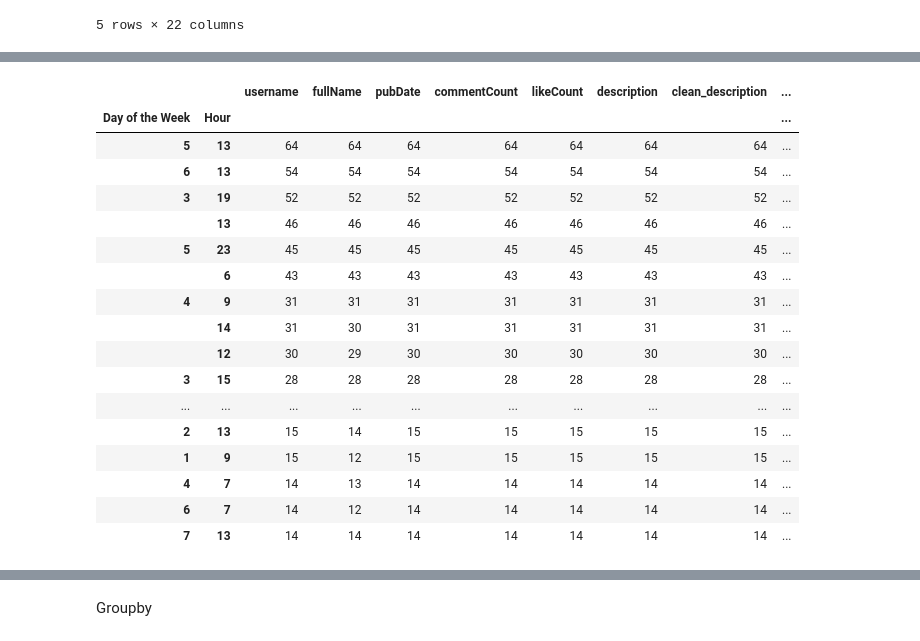
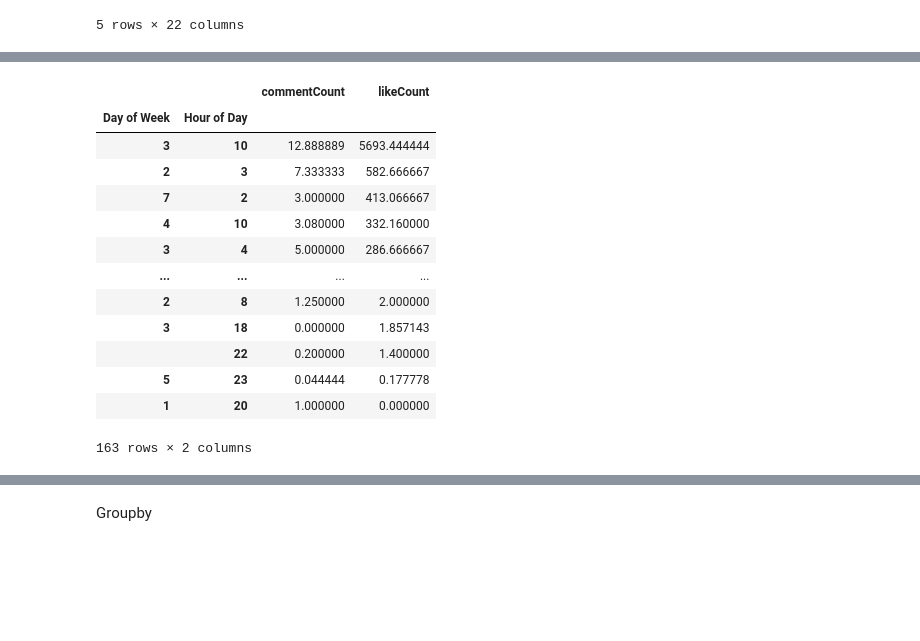
Before and after one commit to gerry-9987/SA, a Jupyter notebook: optimal_timing.ipynb, the cells around one changed output, grey strips where cells are left out. Drawn from its saved outputs; the diff is of its cells as text; code cells hidden in the pictures; blank space fills up the shorter version.

```diff
--- a/optimal_timing.ipynb
+++ b/optimal_timing.ipynb
@@ -150,25 +79,19 @@ See the caveats in the documentation: https://pandas.pydata.org/pandas-docs/stab
-# %%
-df1.groupby(["Day of the Week","Hour"]).count().sort_values(by="username",ascending=False).head(50)
-
-# top 20 users at specific time of day and hour
-# higest comment count: 64 on Friday 13:00
-# but crystal.bidding account is spamming
-# %% [output]
-|  |  | username | fullName | pubDate | commentCount | likeCount | description | clean_description | ... |
-| Day of the Week | Hour |  |  |  |  |  |  |  | ... |
-| 5 | 13 | 64 | 64 | 64 | 64 | 64 | 64 | 64 | ... |
-| 6 | 13 | 54 | 54 | 54 | 54 | 54 | 54 | 54 | ... |
-| 3 | 19 | 52 | 52 | 52 | 52 | 52 | 52 | 52 | ... |
-|  | 13 | 46 | 46 | 46 | 46 | 46 | 46 | 46 | ... |
-| 5 | 23 | 45 | 45 | 45 | 45 | 45 | 45 | 45 | ... |
-|  | 6 | 43 | 43 | 43 | 43 | 43 | 43 | 43 | ... |
-| 4 | 9 | 31 | 31 | 31 | 31 | 31 | 31 | 31 | ... |
-|  | 14 | 31 | 30 | 31 | 31 | 31 | 31 | 31 | ... |
-|  | 12 | 30 | 29 | 30 | 30 | 30 | 30 | 30 | ... |
-| 3 | 15 | 28 | 28 | 28 | 28 | 28 | 28 | 28 | ... |
-| ... | ... | ... | ... | ... | ... | ... | ... | ... | ... |
-| 2 | 13 | 15 | 14 | 15 | 15 | 15 | 15 | 15 | ... |
-| 1 | 9 | 15 | 12 | 15 | 15 | 15 | 15 | 15 | ... |
-| 4 | 7 | 14 | 13 | 14 | 14 | 14 | 14 | 14 | ... |
-| 6 | 7 | 14 | 12 | 14 | 14 | 14 | 14 | 14 | ... |
-| 7 | 13 | 14 | 14 | 14 | 14 | 14 | 14 | 14 | ... |
+# %%
+df_mean = df1.groupby(["Day of Week", "Hour of Day"]).mean().sort_values(by="likeCount",ascending=False)
+df_mean
+# df2 = df1.groupby(["Day of Week", "Hour of Day"]).count().sort_values(by="likeCount",ascending=False)
+# %% [output]
+|  |  | commentCount | likeCount |
+| Day of Week | Hour of Day |  |  |
+| 3 | 10 | 12.888889 | 5693.444444 |
+| 2 | 3 | 7.333333 | 582.666667 |
+| 7 | 2 | 3.000000 | 413.066667 |
+| 4 | 10 | 3.080000 | 332.160000 |
+| 3 | 4 | 5.000000 | 286.666667 |
+| ... | ... | ... | ... |
+| 2 | 8 | 1.250000 | 2.000000 |
+| 3 | 18 | 0.000000 | 1.857143 |
+|  | 22 | 0.200000 | 1.400000 |
+| 5 | 23 | 0.044444 | 0.177778 |
+| 1 | 20 | 1.000000 | 0.000000 |
+163 rows × 2 columns
```
Also changed, not shown: parts of 19 cells of this notebook.
